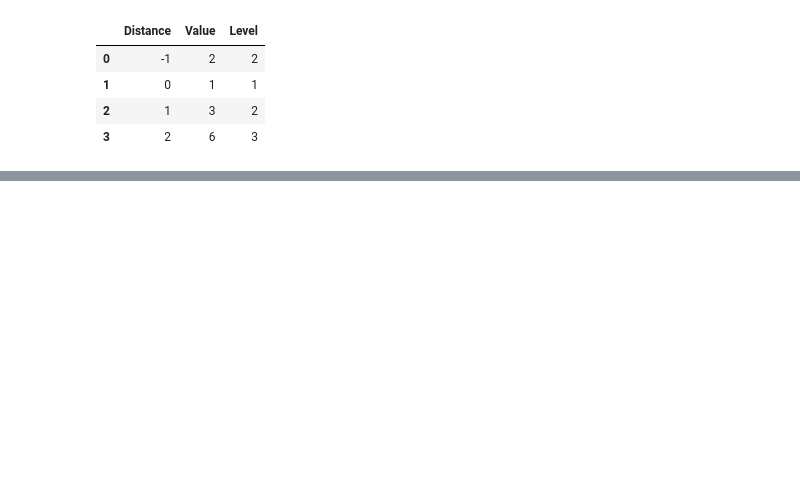
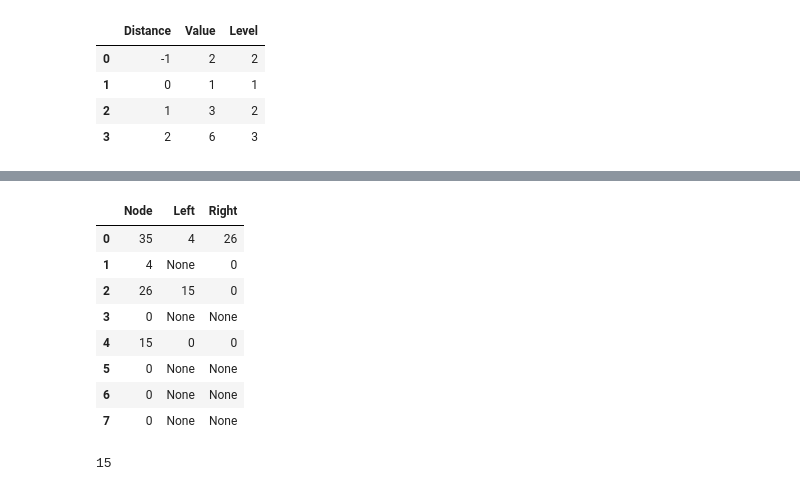
Before and after one commit to brunolcarli/GooGraph, a Jupyter notebook: BinaryTree_exercise_list.ipynb, the cells around one changed output, grey strips where cells are left out. Cells and saved outputs as stored; diff of their text form; code cells hidden in the pictures; blank space fills up the shorter version.

```diff
--- a/BinaryTree_exercise_list.ipynb
+++ b/BinaryTree_exercise_list.ipynb
@@ -792,0 +877,28 @@ pd.DataFrame(rows, columns=['Distance', 'Value', 'Level'])
+# %%
+
+rows = []
+tree.sum_nodes(tree.root)
+queue = [tree.root]
+while queue:
+    node = queue.pop(0)
+    if node is None:
+        continue
+    rows.append([str(node), str(node.left), str(node.right)])
+    queue.append(node.left)
+    queue.append(node.right)
+
+pd.DataFrame(rows, columns=['Node', 'Left', 'Right'])
+# %% [output]
+|  | Node | Left | Right |
+| 0 | 35 | 4 | 26 |
+| 1 | 4 | None | 0 |
+| 2 | 26 | 15 | 0 |
+| 3 | 0 | None | None |
+| 4 | 15 | 0 | 0 |
+| 5 | 0 | None | None |
+| 6 | 0 | None | None |
+| 7 | 0 | None | None |
+# %%
+root.convert()
+# %% [output]
+15
```
Also changed, not shown: parts of 5 cells of this notebook.
